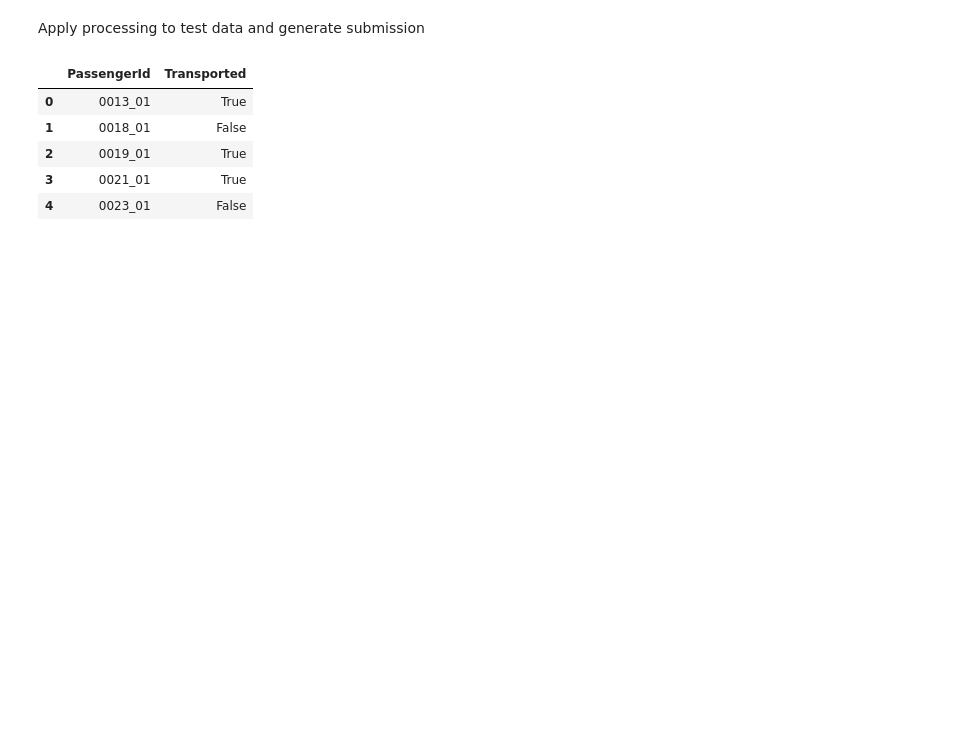
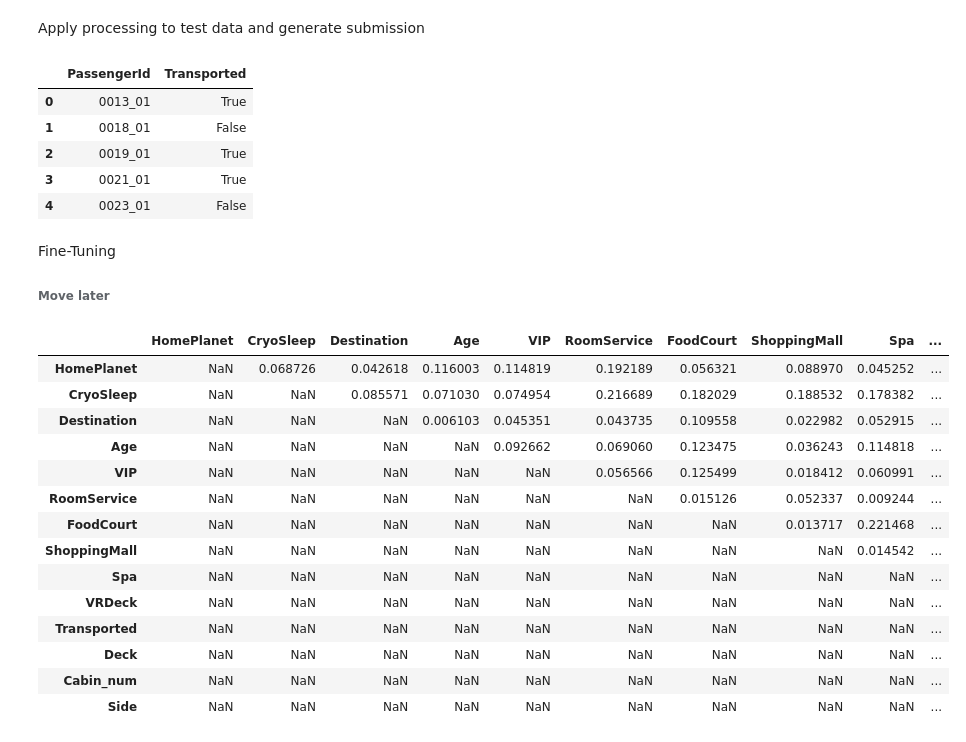
Before and after one commit to aneber20/titanic_comp, a Jupyter notebook: skl.ipynb, the cells around one changed output. Cells and saved outputs as stored; diff of their text form; code cells hidden in the pictures; blank space fills up the shorter version.

Commit message:
Testing more models + fine tuning

```diff
--- a/skl.ipynb
+++ b/skl.ipynb
@@ -215,3 +239,30 @@ submissions_df.head(5)
 # %%
 ## Save to file for submission
 submissions_df.to_csv('C:/Users/anebe/VSCode Projects/titanic_comp/data/processed/submission.csv', index=False)
+# %% [markdown]
+Fine-Tuning
+###### Move later
+# %%
+# Create correlation matrix
+corr_matrix = df.corr().abs()
+
+# Select upper triangle of correlation matrix
+upper = corr_matrix.where(np.triu(np.ones(corr_matrix.shape), k=1).astype(bool))
+
+upper
+# %% [output]
+|  | HomePlanet | CryoSleep | Destination | Age | VIP | RoomService | FoodCourt | ShoppingMall | Spa | ... |
+| HomePlanet | NaN | 0.068726 | 0.042618 | 0.116003 | 0.114819 | 0.192189 | 0.056321 | 0.088970 | 0.045252 | ... |
+| CryoSleep | NaN | NaN | 0.085571 | 0.071030 | 0.074954 | 0.216689 | 0.182029 | 0.188532 | 0.178382 | ... |
+| Destination | NaN | NaN | NaN | 0.006103 | 0.045351 | 0.043735 | 0.109558 | 0.022982 | 0.052915 | ... |
+| Age | NaN | NaN | NaN | NaN | 0.092662 | 0.069060 | 0.123475 | 0.036243 | 0.114818 | ... |
+| VIP | NaN | NaN | NaN | NaN | NaN | 0.056566 | 0.125499 | 0.018412 | 0.060991 | ... |
+| RoomService | NaN | NaN | NaN | NaN | NaN | NaN | 0.015126 | 0.052337 | 0.009244 | ... |
+| FoodCourt | NaN | NaN | NaN | NaN | NaN | NaN | NaN | 0.013717 | 0.221468 | ... |
+| ShoppingMall | NaN | NaN | NaN | NaN | NaN | NaN | NaN | NaN | 0.014542 | ... |
+| Spa | NaN | NaN | NaN | NaN | NaN | NaN | NaN | NaN | NaN | ... |
+| VRDeck | NaN | NaN | NaN | NaN | NaN | NaN | NaN | NaN | NaN | ... |
+| Transported | NaN | NaN | NaN | NaN | NaN | NaN | NaN | NaN | NaN | ... |
+| Deck | NaN | NaN | NaN | NaN | NaN | NaN | NaN | NaN | NaN | ... |
+| Cabin_num | NaN | NaN | NaN | NaN | NaN | NaN | NaN | NaN | NaN | ... |
+| Side | NaN | NaN | NaN | NaN | NaN | NaN | NaN | NaN | NaN | ... |
```
Also changed, not shown: parts of 7 cells of this notebook.
